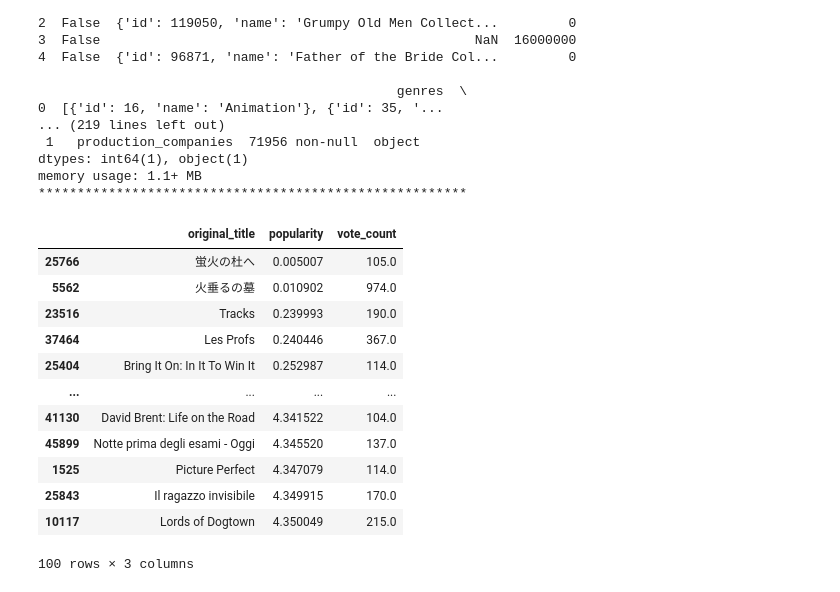
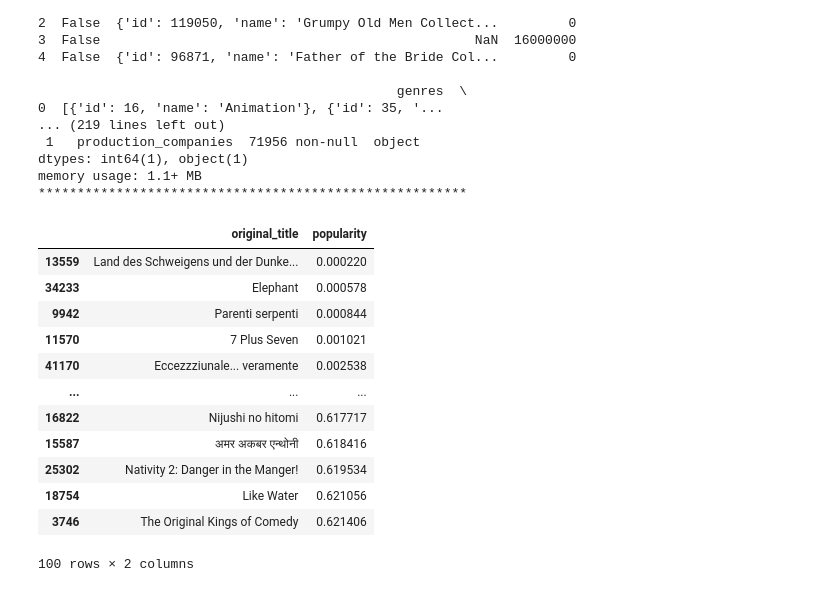
Before and after one commit to purdystuff/CSC8600_Final, a Jupyter notebook: Jupyter Notebooks/final_project_Donner.ipynb, the cells around one changed output. Drawn from its saved outputs; the diff is of its cells as text; code cells hidden in the pictures.

```diff
--- a/Jupyter Notebooks/final_project_Donner.ipynb
+++ b/Jupyter Notebooks/final_project_Donner.ipynb
@@ -125,30 +125,30 @@ movies_df['profit'] = movies_df['revenue'] - movies_df['budget']
 # %%
 #What constitutes a flop or a low performing film?
 
 #Is it popularity?
 
-#Drop any row with popularity = 0 and with vote counts less than 100.  This will eliminate blanks and films with low vote counts.
+#Drop any row with popularity = 0 and with vote counts less than 15.  This will eliminate blanks and films with low vote counts.
 
-movies_df = movies_df[(movies_df['popularity'] != 0) & (movies_df['vote_count'] > 100)]
+movies_df = movies_df[(movies_df['popularity'] != 0)& (movies_df['vote_count'] > 15)]
 
 #List the top 100 least popular movies
 
 least_popular = movies_df.sort_values('popularity').head(100)
 
-least_popular[['original_title', 'popularity', 'vote_count']]
+least_popular[['original_title', 'popularity']]
 # %% [output]
-|  | original_title | popularity | vote_count |
-| 25766 | 蛍火の杜へ | 0.005007 | 105.0 |
-| 5562 | 火垂るの墓 | 0.010902 | 974.0 |
-| 23516 | Tracks | 0.239993 | 190.0 |
-| 37464 | Les Profs | 0.240446 | 367.0 |
-| 25404 | Bring It On: In It To Win It | 0.252987 | 114.0 |
-| ... | ... | ... | ... |
-| 41130 | David Brent: Life on the Road | 4.341522 | 104.0 |
-| 45899 | Notte prima degli esami - Oggi | 4.345520 | 137.0 |
-| 1525 | Picture Perfect | 4.347079 | 114.0 |
-| 25843 | Il ragazzo invisibile | 4.349915 | 170.0 |
-| 10117 | Lords of Dogtown | 4.350049 | 215.0 |
+|  | original_title | popularity |
+| 13559 | Land des Schweigens und der Dunke... | 0.000220 |
+| 34233 | Elephant | 0.000578 |
+| 9942 | Parenti serpenti | 0.000844 |
+| 11570 | 7 Plus Seven | 0.001021 |
+| 41170 | Eccezzziunale... veramente | 0.002538 |
+| ... | ... | ... |
+| 16822 | Nijushi no hitomi | 0.617717 |
+| 15587 | अमर अकबर एन्थोनी | 0.618416 |
+| 25302 | Nativity 2: Danger in the Manger! | 0.619534 |
+| 18754 | Like Water | 0.621056 |
+| 3746 | The Original Kings of Comedy | 0.621406 |
-100 rows × 3 columns
+100 rows × 2 columns
 # %%
 #From this top 100 list what are the agreed upon least popular films?
```
Also changed, not shown: parts of 18 cells of this notebook, 1 other file.
